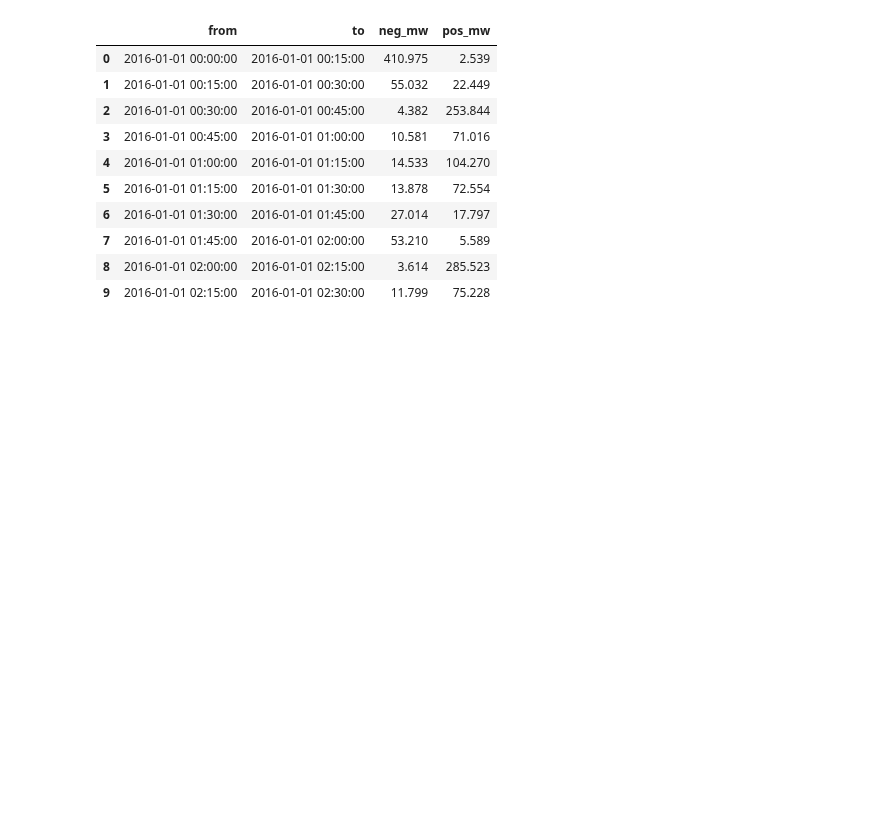
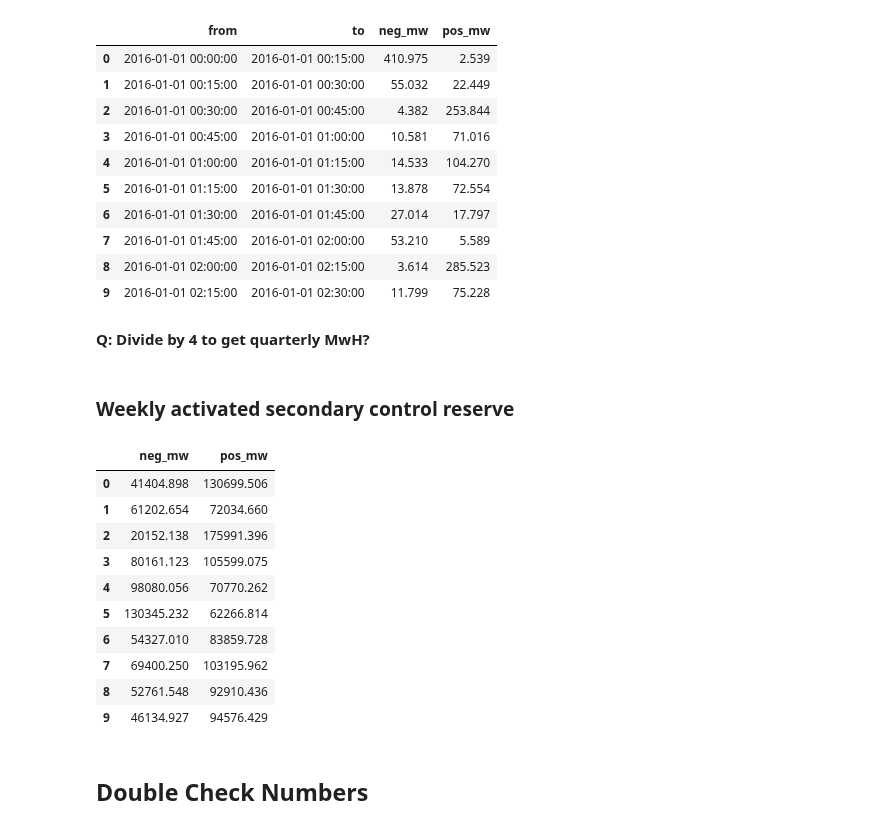
Before and after one commit to indyfree/FleetSim, a Jupyter notebook: notebooks/03-Electricity-Markets.ipynb, the cells around one changed output. Saved outputs shown, nothing was run; the diff lists cells and outputs as text; code cells hidden in the pictures; blank space fills up the shorter version.

```diff
--- a/notebooks/03-Electricity-Markets.ipynb
+++ b/notebooks/03-Electricity-Markets.ipynb
@@ -99,3 +143,23 @@ df_activated.head(10)
 | 7 | 2016-01-01 01:45:00 | 2016-01-01 02:00:00 | 53.210 | 5.589 |
 | 8 | 2016-01-01 02:00:00 | 2016-01-01 02:15:00 | 3.614 | 285.523 |
 | 9 | 2016-01-01 02:15:00 | 2016-01-01 02:30:00 | 11.799 | 75.228 |
+# %% [markdown]
+__Q: Divide by 4 to get quarterly MwH?__
+# %% [markdown]
+### Weekly activated secondary control reserve
+# %%
+df_activated.groupby(df_activated.index // (4 * 24 * 7)).sum().head(10)
+# %% [output]
+|  | neg_mw | pos_mw |
+| 0 | 41404.898 | 130699.506 |
+| 1 | 61202.654 | 72034.660 |
+| 2 | 20152.138 | 175991.396 |
+| 3 | 80161.123 | 105599.075 |
+| 4 | 98080.056 | 70770.262 |
+| 5 | 130345.232 | 62266.814 |
+| 6 | 54327.010 | 83859.728 |
+| 7 | 69400.250 | 103195.962 |
+| 8 | 52761.548 | 92910.436 |
+| 9 | 46134.927 | 94576.429 |
+# %% [markdown]
+## Double Check Numbers
```
Also changed, not shown: parts of 17 cells of this notebook, 1 other file.
